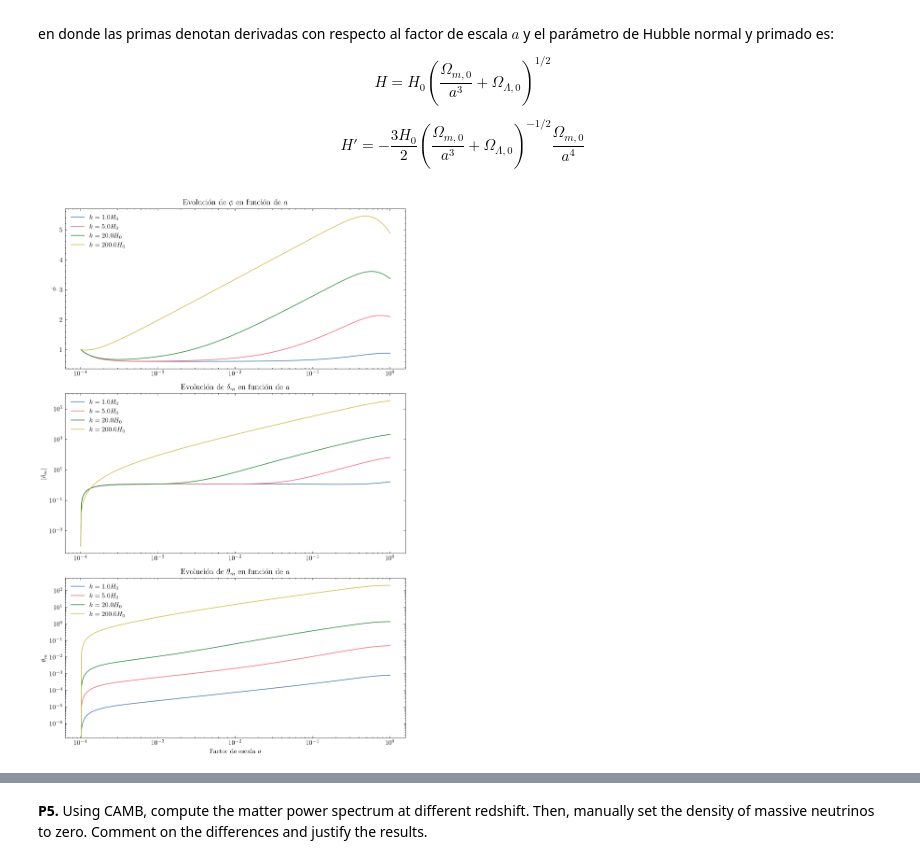
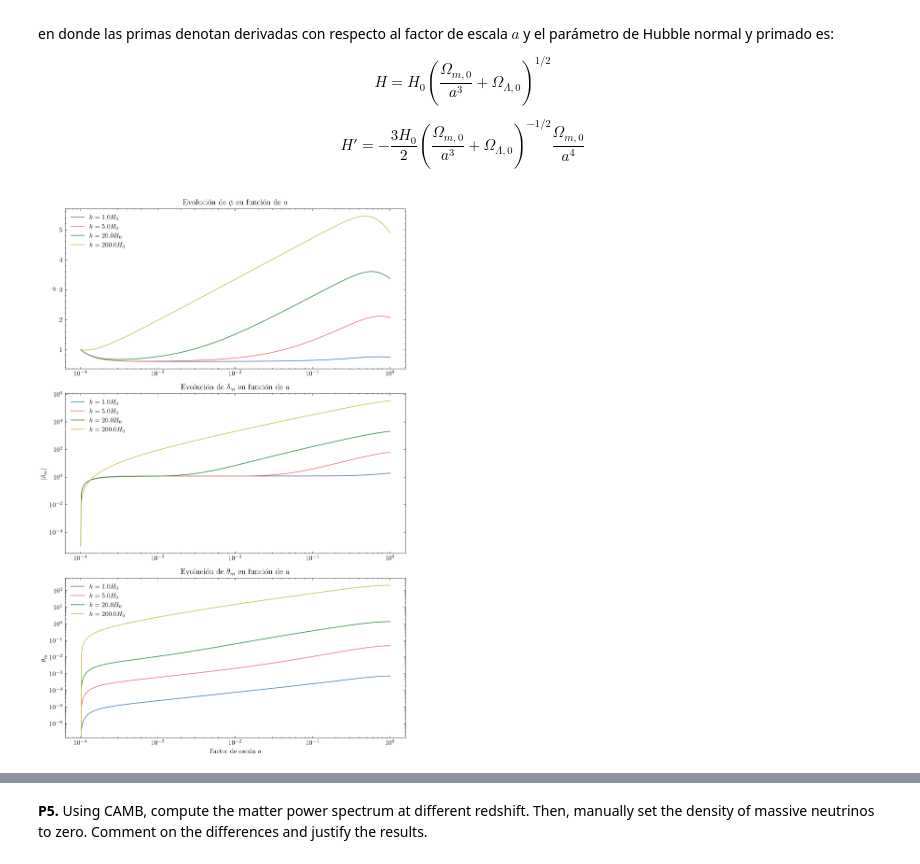
Before and after one commit to julianticucho/Tarea-2-cosmo, a Jupyter notebook: tarea_2_cosmo.ipynb, the cells around one changed output, grey strips where cells are left out. Cells and saved outputs as stored; diff of their text form; code cells hidden in the pictures.

```diff
--- a/tarea_2_cosmo.ipynb
+++ b/tarea_2_cosmo.ipynb
@@ -179,7 +179,7 @@ def sistema(a, y, k):
 # Condiciones iniciales
 a_min = 1e-4
 a_max = 1.0
-y0 = [1, 1e-4, 0]  # [phi, delta_m, theta_m]
+y0 = [1, 1e-5, 0]  # [phi, delta_m, theta_m]
 
 fig, axs = plt.subplots(3, 1, figsize=(8, 12))
 
@@ -187,31 +187,31 @@ for k in k_values:
     # Resolver el sistema
     a_vals = np.linspace(a_min, a_max, 500000)
     sol = solve_ivp(sistema, [a_min, a_max], y0, t_eval=a_vals, args=(k,), method='RK45')
 
     # Gráfico para phi
     axs[0].plot(sol.t, sol.y[0], label=f'$k = {k/H0:.1f} H_0$')
     axs[0].set_xscale('log')
     axs[0].set_ylabel(r"$\phi$")
     axs[0].set_title(r"Evolución de $\phi$ en función de $a$")
     axs[0].grid()
 
     # Gráfico para delta
     axs[1].loglog(sol.t, np.abs(sol.y[1]), label=f'$k = {k/H0:.1f} H_0$')
     axs[1].set_ylabel(r"$|\delta_m|$")
     axs[1].set_title(r"Evolución de $\delta_m$ en función de $a$")
     axs[1].grid()
 
     # Gráfico para theta
     axs[2].loglog(sol.t, sol.y[2], label=f'$k = {k/H0:.1f} H_0$')
     axs[2].set_xlabel(r"Factor de escala $a$")
     axs[2].set_ylabel(r"$\theta_m$")
     axs[2].set_title(r"Evolución de $\theta_m$ en función de $a$")
     axs[2].grid()
 
 for ax in axs:
     ax.legend()
 
 plt.tight_layout()
 plt.show()
 # %% [output]
-[figure, old version]
+[figure, new version]
```
Also changed, not shown: parts of 1 cell of this notebook.
